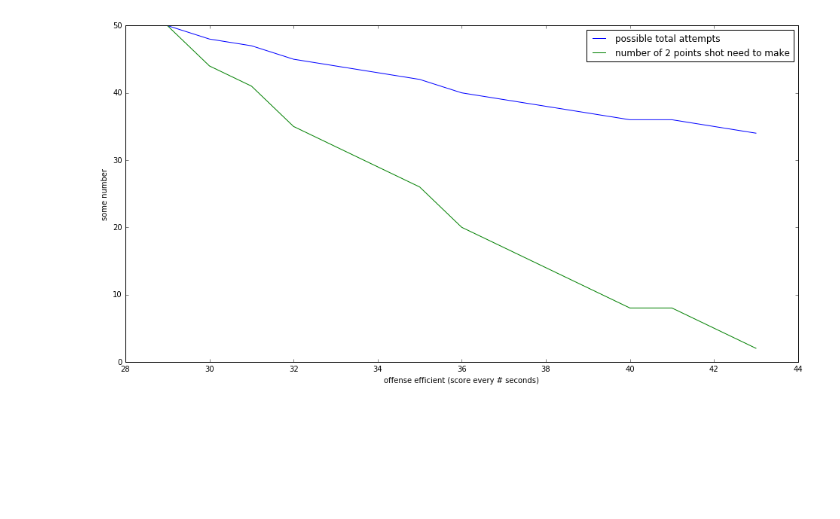
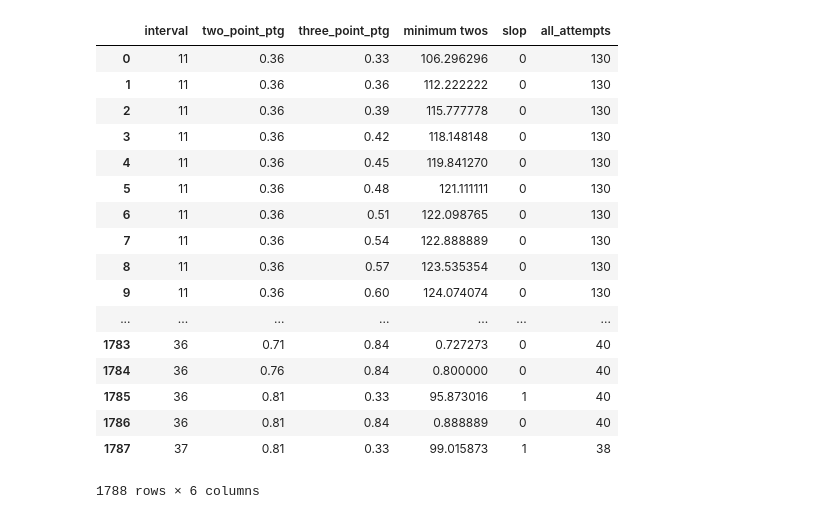
Before and after one commit to nmningmei/intuitive_probability_games, a Jupyter notebook: How can a NBA team get 100 points in just half of the game.ipynb, the cells around one changed output. Drawn from its saved outputs; the diff is of its cells as text; code cells hidden in the pictures; blank space fills up the shorter version.

```diff
--- a/How can a NBA team get 100 points in just half of the game.ipynb
+++ b/How can a NBA team get 100 points in just half of the game.ipynb
@@ -73,9 +94,0 @@ for item in intersections:
-# %%
-intersect = np.array(intersect)
-fig,ax = plt.subplots(figsize=(16,8))
-ax.plot(intersect[:,0],intersect[:,1],label='possible total attempts')
-ax.plot(intersect[:,0],intersect[:,2],label='number of 2 points shot need to make')
-ax.legend()
-_=ax.set(xlabel='offense efficient (score every # seconds)',ylabel='some number')
-# %% [output]
-[figure, removed]
@@ -81,0 +99,21 @@ _=ax.set(xlabel='offense efficient (score every # seconds)',ylabel='some number'
+# %%
+intersect
+# %% [output]
+|  | interval | two_point_ptg | three_point_ptg | minimum twos | slop | all_attempts |
+| 0 | 11 | 0.36 | 0.33 | 106.296296 | 0 | 130 |
+| 1 | 11 | 0.36 | 0.36 | 112.222222 | 0 | 130 |
+| 2 | 11 | 0.36 | 0.39 | 115.777778 | 0 | 130 |
+| 3 | 11 | 0.36 | 0.42 | 118.148148 | 0 | 130 |
+| 4 | 11 | 0.36 | 0.45 | 119.841270 | 0 | 130 |
+| 5 | 11 | 0.36 | 0.48 | 121.111111 | 0 | 130 |
+| 6 | 11 | 0.36 | 0.51 | 122.098765 | 0 | 130 |
+| 7 | 11 | 0.36 | 0.54 | 122.888889 | 0 | 130 |
+| 8 | 11 | 0.36 | 0.57 | 123.535354 | 0 | 130 |
+| 9 | 11 | 0.36 | 0.60 | 124.074074 | 0 | 130 |
+| ... | ... | ... | ... | ... | ... | ... |
+| 1783 | 36 | 0.71 | 0.84 | 0.727273 | 0 | 40 |
+| 1784 | 36 | 0.76 | 0.84 | 0.800000 | 0 | 40 |
+| 1785 | 36 | 0.81 | 0.33 | 95.873016 | 1 | 40 |
+| 1786 | 36 | 0.81 | 0.84 | 0.888889 | 0 | 40 |
+| 1787 | 37 | 0.81 | 0.33 | 99.015873 | 1 | 38 |
+1788 rows × 6 columns
```
Also changed, not shown: parts of 14 cells of this notebook.
